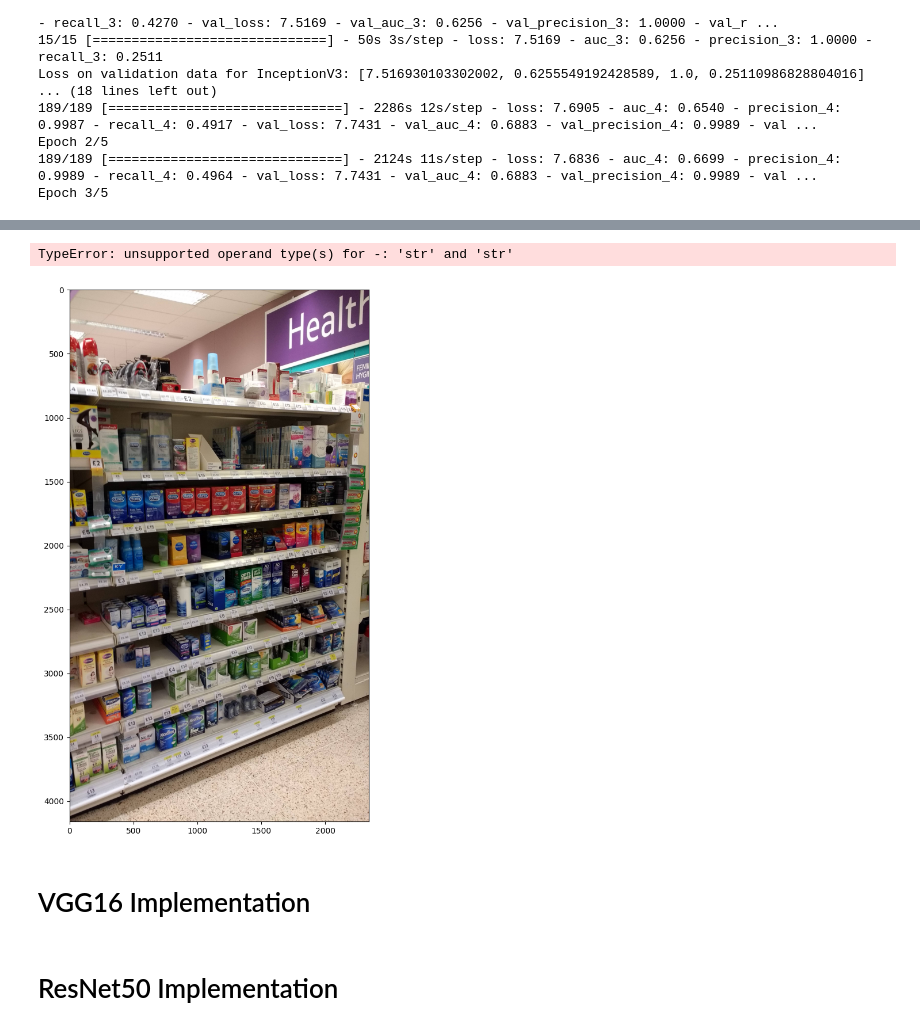
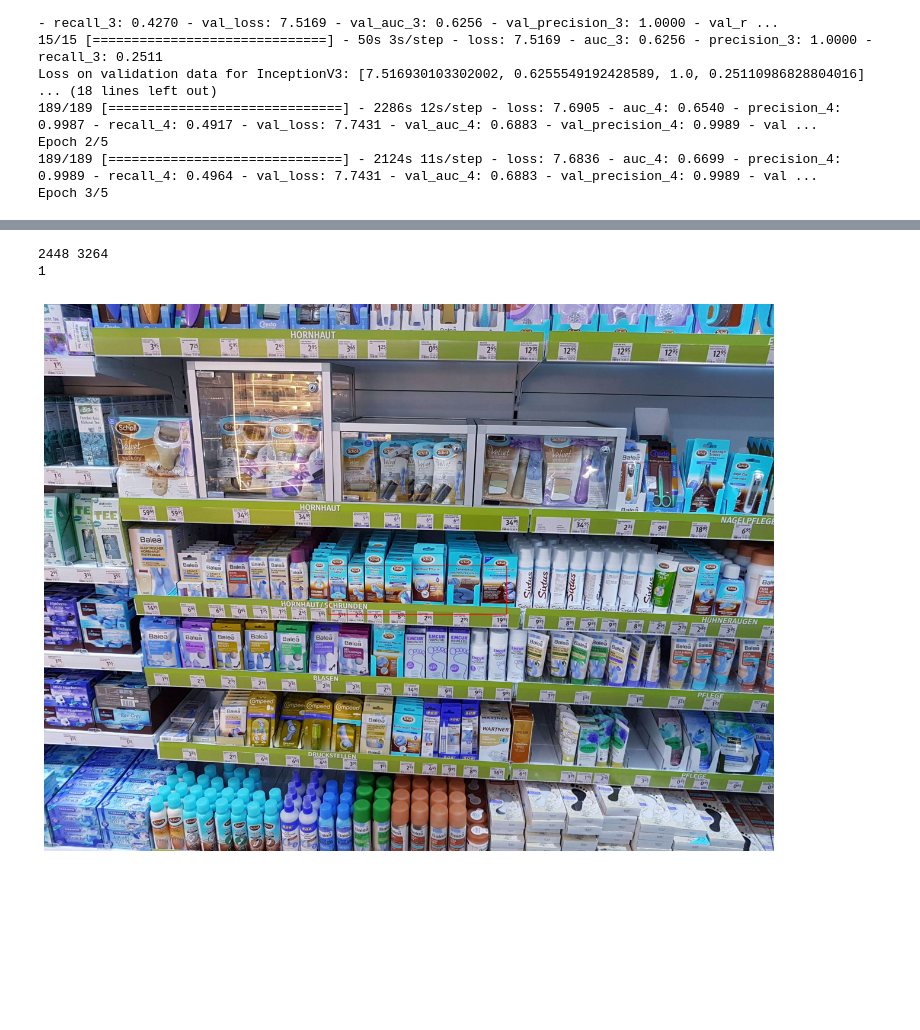
Before and after one commit to yenchingp/term7cv, a Jupyter notebook: VGG.ipynb, the cells around one changed output, grey strips where cells are left out. Saved outputs shown, nothing was run; the diff lists cells and outputs as text; code cells hidden in the pictures; blank space fills up the shorter version.

Commit message:
feat: new tensorflow models implementation

```diff
--- a/VGG.ipynb
+++ b/VGG.ipynb
@@ -397,22 +394,25 @@ Average IoU for EfficientNetB2: 0.4975138008594513
 import keras.utils as image
 from tensorflow.keras.models import load_model
 
-img_path = "SKU110K_fixed/images/test_10.jpg"
+img_path = "SKU110K_fixed/images/val_110.jpg"
 img = image.load_img(img_path, target_size=(416, 233))  # Adjust target_size based on the VGG19 input size
 img_array = image.img_to_array(img)
 img_array = np.expand_dims(img_array, axis=0)
 
-model = load_model('EfficientNetB2.keras')
-predictions = model.predict(val_data)
+model = load_model('ResNet50.keras')
+# model.summary()
 
+predictions = model.predict(img_array)
 print(predictions)
 
-for images, true_boxes in val_data:
-    # Get model predictions
-    pred_boxes = model.predict(images)
-    print("boxes:", pred_boxes)
-    # Update IoU metric
-    # iou.update_state(true_boxes, pred_boxes)
+# for images, true_boxes in val_data:
+#     img = cv2.imread(images)
+#     # Get model predictions
+#     pred_boxes = model.predict(images)
+#     print("boxes:", pred_boxes)
+#     # Update IoU metric
+#     iou.update_state(true_boxes, pred_boxes)
+#     break
 
 # # Visualize the results (this is a simple example, adapt as needed)
 # import matplotlib.pyplot as plt
@@ -456,26 +441,36 @@ boxes: [[0.46396333 0.36791024 0.5352544  0.41390845]
 # %%
 def display_test_image_with_annotations(image_path, predictions):
     img = cv2.imread(image_path)
-    img = cv2.cvtColor(img, cv2.COLOR_BGR2RGB)
+    # img = cv2.cvtColor(img, cv2.COLOR_BGR2RGB)
 
     fig, ax = plt.subplots(figsize=(16, 12))
     ax.imshow(img)
 
-    img_width, img_height = img.shape[0], img.shape[1]
+    h, w = img.shape[0], img.shape[1]
+    print(h, w)
 
+    print(len(predictions))
     # Add the bounding boxes
     for row in predictions:
-        x1, y1, x2, y2 = row[0]*img_width, row[1]*img_height, row[2]*img_width, row[3]*img_height
-        rect = patches.Rectangle((x1, y1), x2 - x1, y2 - y1, linewidth=1, edgecolor='r', facecolor='none')
-        ax.add_patch(rect)
+        startX, startY, endX, endY = row[0], row[1], row[2], row[3]
+        startX = int(startX * w)
+        startY = int(startY * h)
+        endX = int(endX * w)
+        endY = int(endY * h)
+        cv2.rectangle(img, (startX, startY), (endX, endY), (255, 0, 0), 2)
+        # rect = patches.Rectangle((x1, y1), x2 - x1, y2 - y1, linewidth=1, edgecolor='r', facecolor='none')
+        # ax.add_patch(rect)
 
+
+    plt.imshow(img)
     plt.axis('off')
     plt.show()
+    # cv2.imshow("Output", img)
+    # cv2.waitKey(0)
 
 # Display the image with annotations
-display_test_image_with_annotations(img_path, predi)
+display_test_image_with_annotations(img_path, predictions)
 # %% [output]
-TypeError: unsupported operand type(s) for -: 'str' and 'str'
+2448 3264
+1
-[figure, old version]
+[figure, new version]
-# %% [markdown]
-# VGG16 Implementation
@@ -504,2 +476,0 @@ print("Loss on validation data:", eval_results)
-# %% [markdown]
-# ResNet50 Implementation
```
Also changed, not shown: parts of 7 cells of this notebook, 1 other file.
